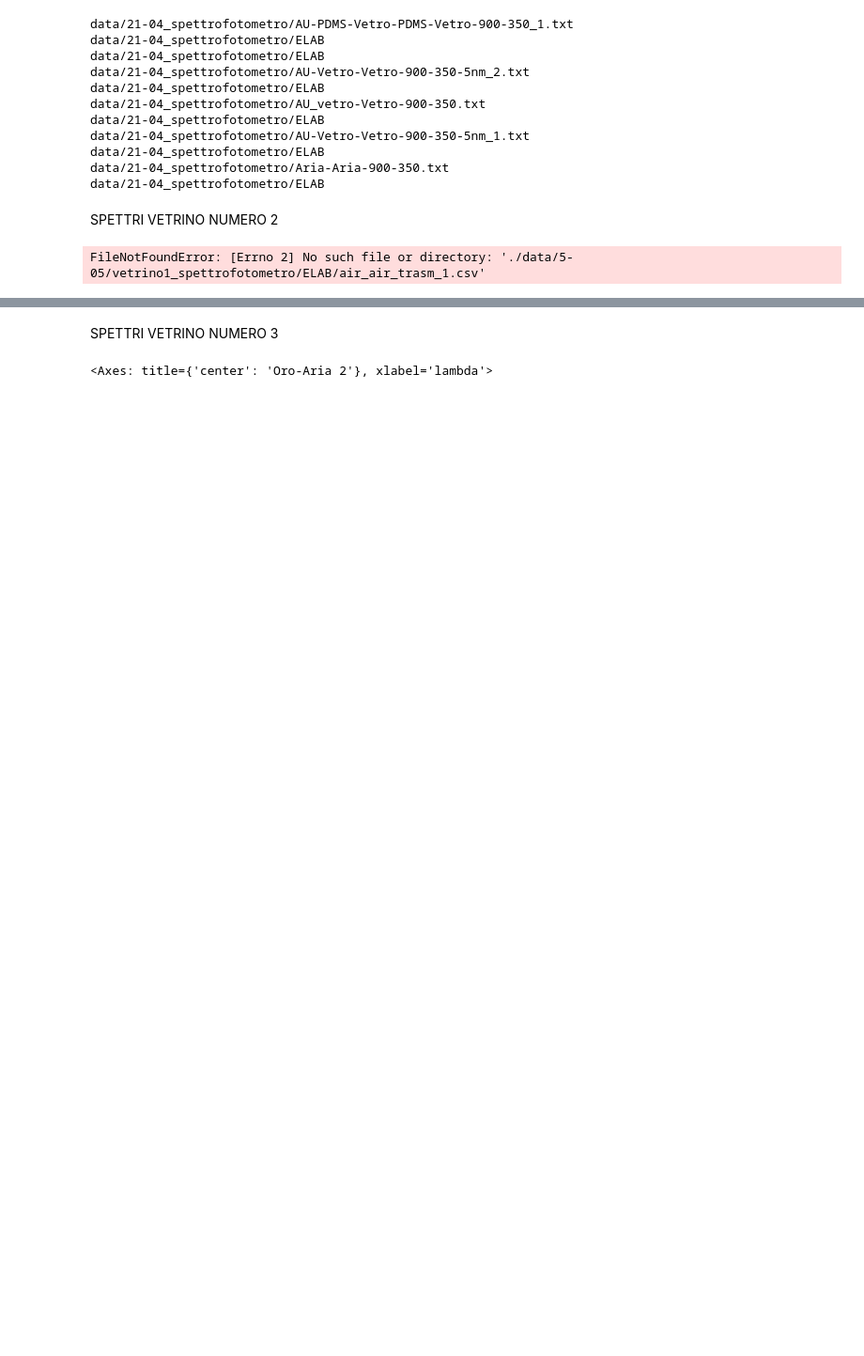
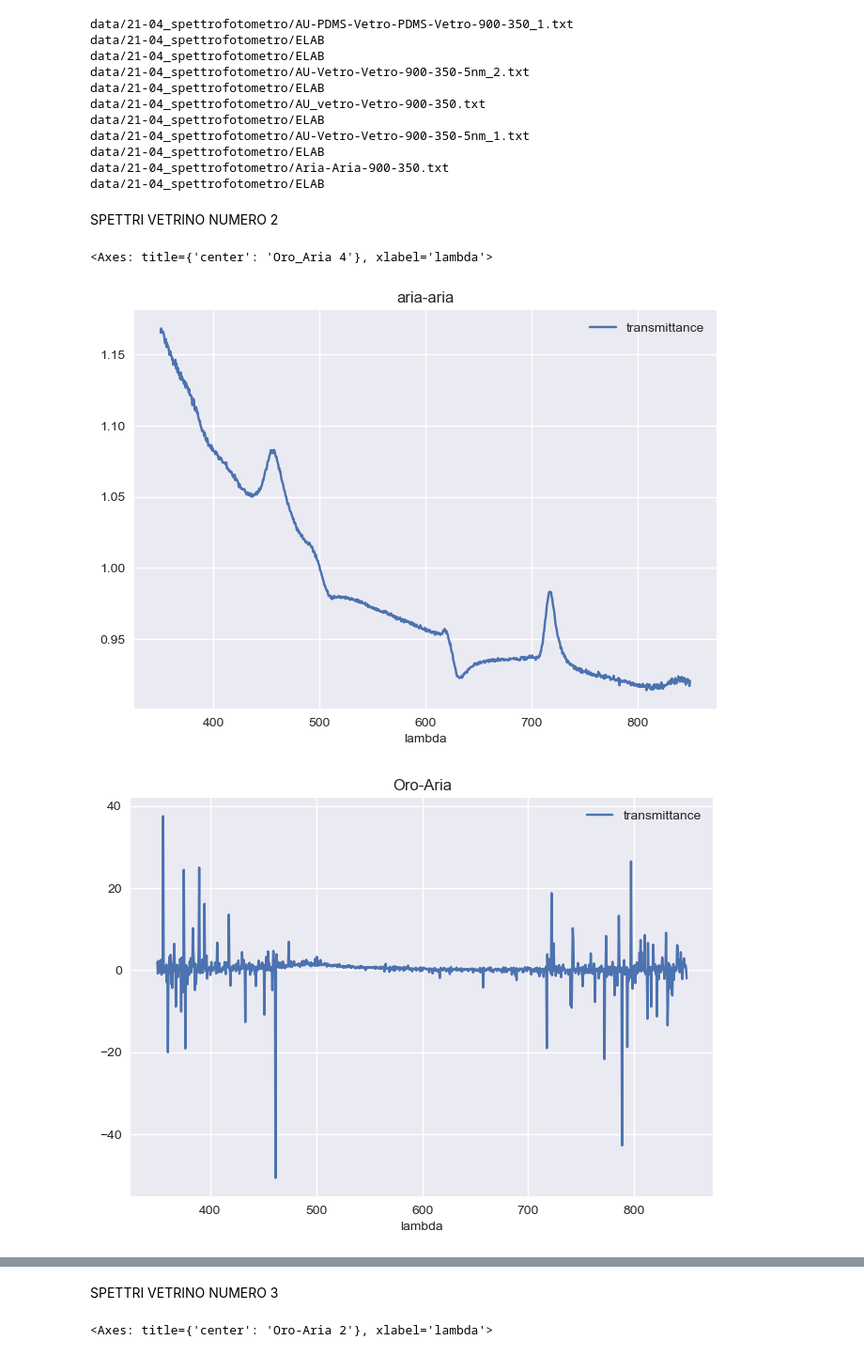
Before and after one commit to RandDouble/lab_mat, a Jupyter notebook: new_graph_21_04.ipynb, the cells around one changed output, grey strips where cells are left out. Shown at 94% size. Drawn from its saved outputs; the diff is of its cells as text; code cells hidden in the pictures; blank space fills up the shorter version.

```diff
--- a/new_graph_21_04.ipynb
+++ b/new_graph_21_04.ipynb
@@ -66,38 +66,40 @@ SPETTRI VETRINO NUMERO 2
 # %%
 kwords = {
     'skiprows' : 75,
     'names' : ("lambda", "transmittance")
 
 }
 
 df_zero = pd.read_csv(
-    "./data/5-05/vetrino1_spettrofotometro/ELAB/air_air_trasm_1.csv"
+    "./data/5-05/ELAB/air_air_trasm_1.csv"
 )
 
 df_test = pd.read_csv(
-    "./data/5-05/vetrino1_spettrofotometro/ELAB/vetroAU-vetro_1_1.csv"
+    "./data/5-05/ELAB/vetroAU-vetro_1_1.csv"
 )
 
 df_test_1 = pd.read_csv(
-    "./data/5-05/vetrino1_spettrofotometro/ELAB/vetroAU-vetro_2_1.csv"
+    "./data/5-05/ELAB/vetroAU-vetro_2_1.csv"
 
 )
 
 df_test_2 = pd.read_csv(
-    "./data/5-05/vetrino1_spettrofotometro/ELAB/vetroAU-vetro_3_1.csv"
+    "./data/5-05/ELAB/vetroAU-vetro_3_1.csv"
 )
 df_test_3 = pd.read_csv(
-    "./data/5-05/vetrino1_spettrofotometro/ELAB/vetroAU-vetro_4_1.csv"
+    "./data/5-05/ELAB/vetroAU-vetro_4_1.csv"
 )
 
 df_test_4 = pd.read_csv(
-    "./data/5-05/vetrino1_spettrofotometro/ELAB/vetroAU-vetro_5_1.csv"
+    "./data/5-05/ELAB/vetroAU-vetro_5_1.csv"
 )
-#df_zero[(df_zero["lambda"]<850)].plot("lambda", "transmittance", title="aria-aria" )
-#df_test[(df_test["lambda"]<850)].plot("lambda", "transmittance", title="Oro-Aria" )
-#df_test_1[(df_test["lambda"]<850)].plot("lambda", "transmittance", title="Oro-Aria 1" )
-#df_test_2[(df_test["lambda"]<850)].plot("lambda", "transmittance", title="Oro-Aria 2" )
-#df_test_3[(df_test["lambda"]<850)].plot("lambda", "transmittance", title="Oro_Aria 3" )
-#df_test_4[(df_test["lambda"]<850)].plot("lambda", "transmittance", title="Oro_Aria 4" )
+df_zero[(df_zero["lambda"]<850)].plot("lambda", "transmittance", title="aria-aria" )
+df_test[(df_test["lambda"]<850)].plot("lambda", "transmittance", title="Oro-Aria" )
+df_test_1[(df_test["lambda"]<850)].plot("lambda", "transmittance", title="Oro-Aria 1" )
+df_test_2[(df_test["lambda"]<850)].plot("lambda", "transmittance", title="Oro-Aria 2" )
+df_test_3[(df_test["lambda"]<850)].plot("lambda", "transmittance", title="Oro_Aria 3" )
+df_test_4[(df_test["lambda"]<850)].plot("lambda", "transmittance", title="Oro_Aria 4" )
 # %% [output]
-FileNotFoundError: [Errno 2] No such file or directory: './data/5-05/vetrino1_spettrofotometro/ELAB/air_air_trasm_1.csv'
+<Axes: title={'center': 'Oro_Aria 4'}, xlabel='lambda'>
+[figure, added]
+[figure, added]
```
Also changed, not shown: parts of 3 cells of this notebook, 6 other files.
